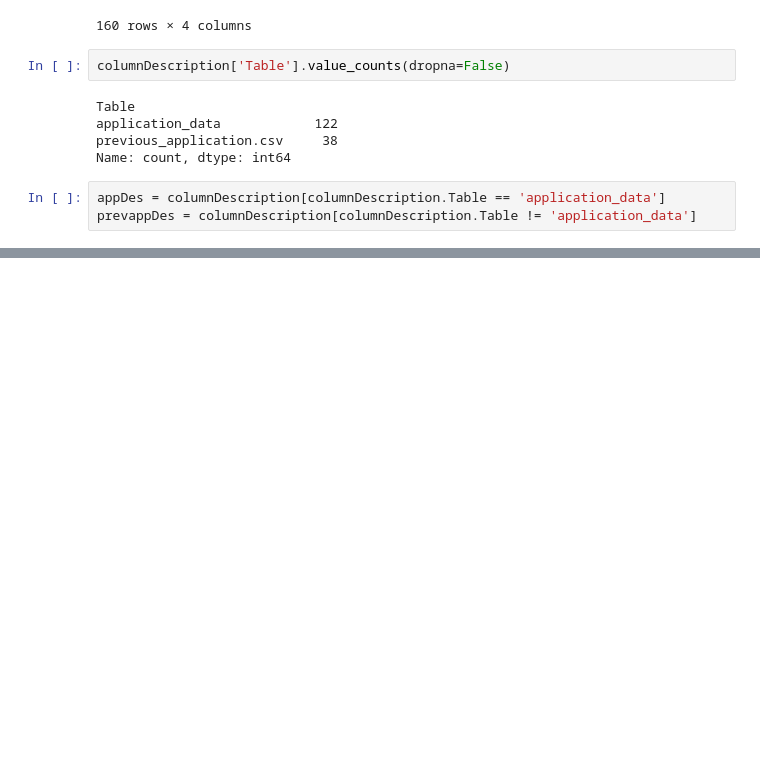
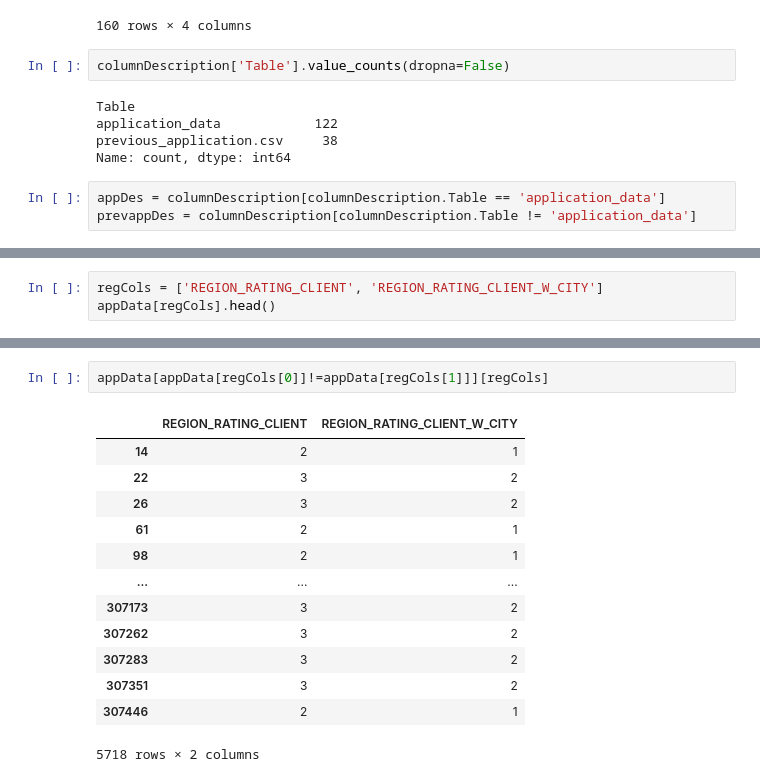
Before and after one commit to aver81/Loan-Defaulter-Classification, a Jupyter notebook: notebooks/LoanDefaulterEDA.ipynb, the cells around one changed output, grey strips where cells are left out. Drawn from its saved outputs; the diff is of its cells as text; blank space fills up the shorter version.

```diff
--- a/notebooks/LoanDefaulterEDA.ipynb
+++ b/notebooks/LoanDefaulterEDA.ipynb
@@ -161,0 +215,3 @@ AMT_REQ_CREDIT_BUREAU_YEAR : Number of enquiries to Credit Bureau about the clie
+# %%
+regCols = ['REGION_RATING_CLIENT', 'REGION_RATING_CLIENT_W_CITY']
+appData[regCols].head()
@@ -161,0 +245,16 @@ AMT_REQ_CREDIT_BUREAU_YEAR : Number of enquiries to Credit Bureau about the clie
+# %%
+appData[appData[regCols[0]]!=appData[regCols[1]]][regCols]
+# %% [output]
+|  | REGION_RATING_CLIENT | REGION_RATING_CLIENT_W_CITY |
+| 14 | 2 | 1 |
+| 22 | 3 | 2 |
+| 26 | 3 | 2 |
+| 61 | 2 | 1 |
+| 98 | 2 | 1 |
+| ... | ... | ... |
+| 307173 | 3 | 2 |
+| 307262 | 3 | 2 |
+| 307283 | 3 | 2 |
+| 307351 | 3 | 2 |
+| 307446 | 2 | 1 |
+5718 rows × 2 columns
```
Also changed, not shown: parts of 31 cells of this notebook.
